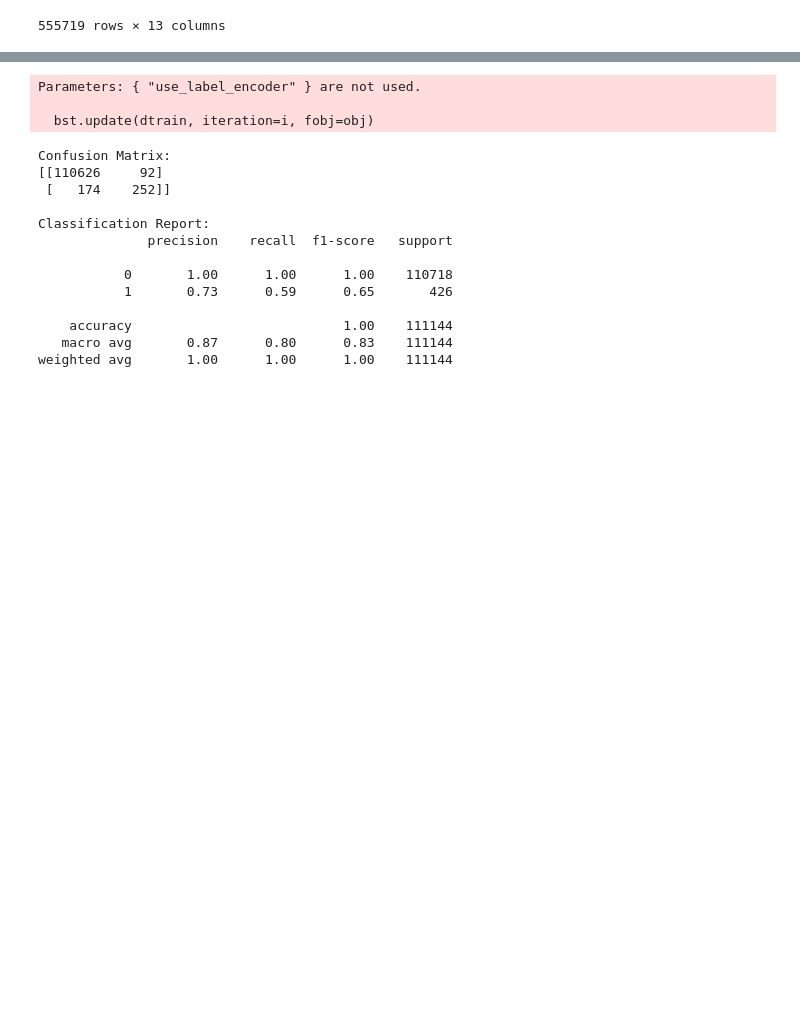
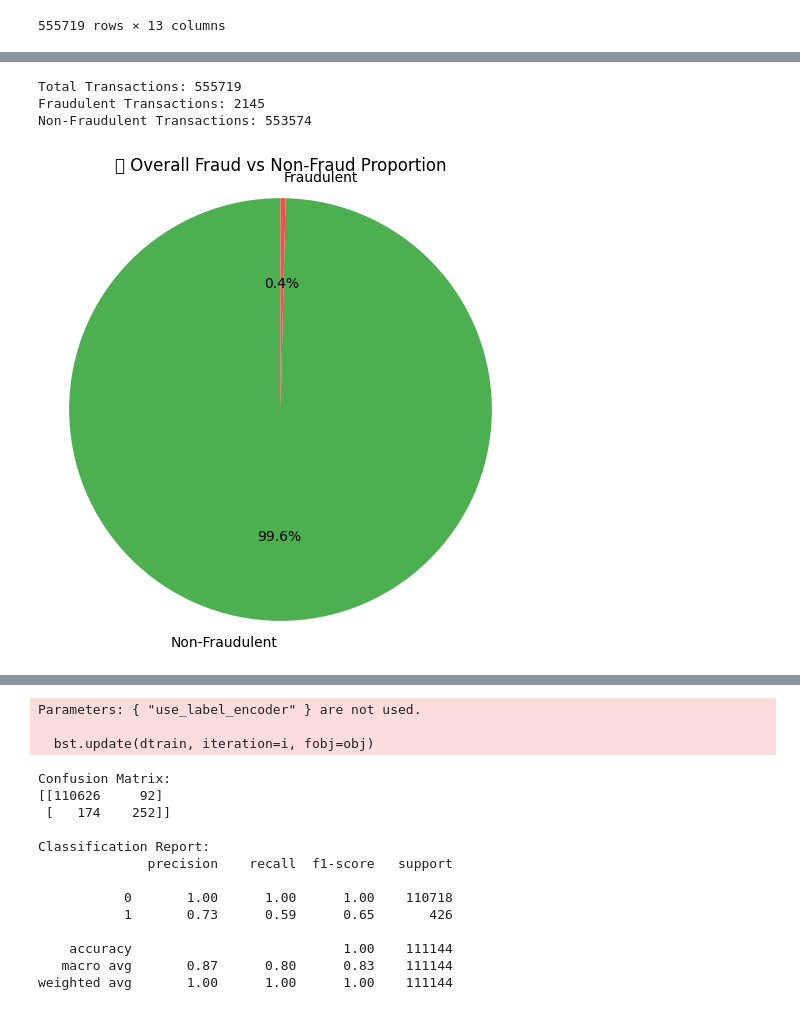
Before and after one commit to praabbass/Credit_Card_Fraud_Detection, a Jupyter notebook: Fraud_Dectection.ipynb, the cells around one changed output, grey strips where cells are left out. Cells and saved outputs as stored; diff of their text form; code cells hidden in the pictures; blank space fills up the shorter version.

```diff
--- a/Fraud_Dectection.ipynb
+++ b/Fraud_Dectection.ipynb
@@ -250,0 +210,33 @@ Note: you may need to restart the kernel to use updated packages.
+# %%
+import pandas as pd
+import matplotlib.pyplot as plt
+import seaborn as sns
+
+# Load dataset
+df = pd.read_csv("processed_data.csv")
+
+# Basic summary
+total_transactions = len(df)
+fraud_count = df['is_fraud'].sum()
+non_fraud_count = total_transactions - fraud_count
+
+print(f"Total Transactions: {total_transactions}")
+print(f"Fraudulent Transactions: {fraud_count}")
+print(f"Non-Fraudulent Transactions: {non_fraud_count}")
+# %% [output]
+Total Transactions: 555719
+Fraudulent Transactions: 2145
+Non-Fraudulent Transactions: 553574
+# %%
+# 1️⃣ Pie Chart: Overall Fraud vs Non-Fraud Proportion
+plt.figure(figsize=(6, 6))
+plt.pie([non_fraud_count, fraud_count],
+        labels=['Non-Fraudulent', 'Fraudulent'],
+        autopct='%1.1f%%',
+        colors=['#4caf50', '#ff4b4b'],
+        startangle=90)
+plt.axis('equal')
+plt.title('📊 Overall Fraud vs Non-Fraud Proportion')
+plt.show()
+# %% [output]
+[figure, added]
```
Also changed, not shown: parts of 9 cells of this notebook.
